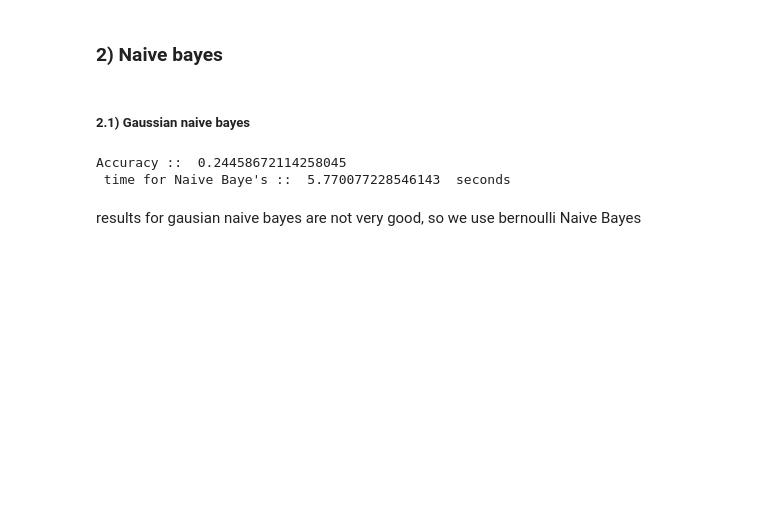
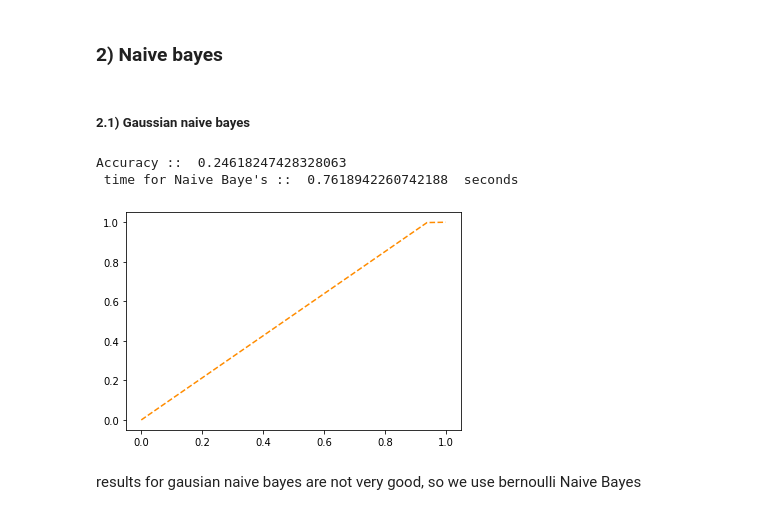
Before and after one commit to SaqlainHussainShah/implementation-of-sdi, a Jupyter notebook: ROC.ipynb, the cells around one changed output. Drawn from its saved outputs; the diff is of its cells as text; code cells hidden in the pictures; blank space fills up the shorter version.

```diff
--- a/ROC.ipynb
+++ b/ROC.ipynb
@@ -562,3 +493,7 @@ for x in y_test:
 # %%
 from sklearn import metrics
-fpr, tpr, thresholds = metrics.roc_curve(y_test, yhat, pos_label=None)
+def draw_roc(y_test,yhat):
+
+  fpr, tpr, thresholds = metrics.roc_curve(y_test, yhat, pos_label=None)
+  plt.plot(fpr, tpr,  linestyle='--', color='darkorange',
+         label='ROC curve (area = %0.2f)' )
@@ -654,15 +579,19 @@ t1=time.time()
 
 gnb = GaussianNB()
 model_gnb = gnb.fit(X_train, y_train)
-yhat=model_gnb.predict(X_test)
+yhat_gnb=model_gnb.predict(X_test)
 
-print("Accuracy :: ", accuracy_score(y_test,yhat))
+print("Accuracy :: ", accuracy_score(y_test,yhat_gnb))
 
 t2=time.time()
 print(" time for Naive Baye's :: ", (t2-t1) , " seconds")
 # %% [output]
-Accuracy ::  0.24458672114258045
- time for Naive Baye's ::  5.770077228546143  seconds
+Accuracy ::  0.24618247428328063
+ time for Naive Baye's ::  0.7618942260742188  seconds
+# %%
+draw_roc(y_test,yhat_gnb)
+# %% [output]
+[figure, added]
 # %% [markdown]
 results for gausian naive bayes are not very good, so we use bernoulli Naive Bayes
 # %% [markdown]
```
Also changed, not shown: parts of 10 cells of this notebook.
